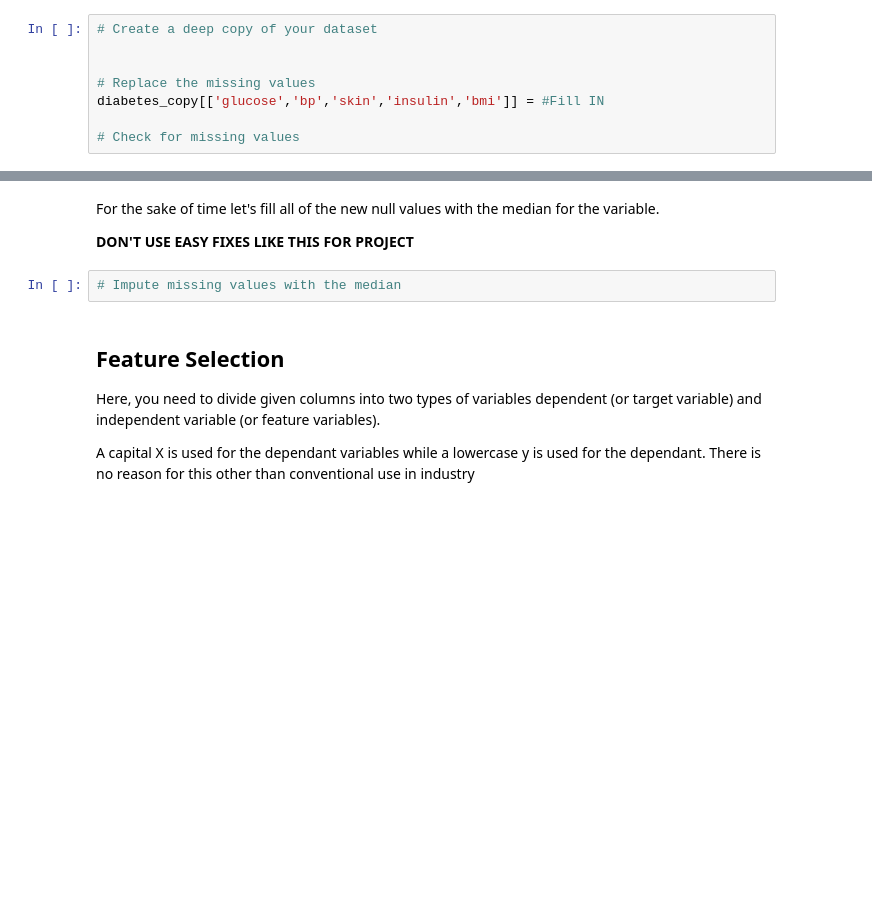
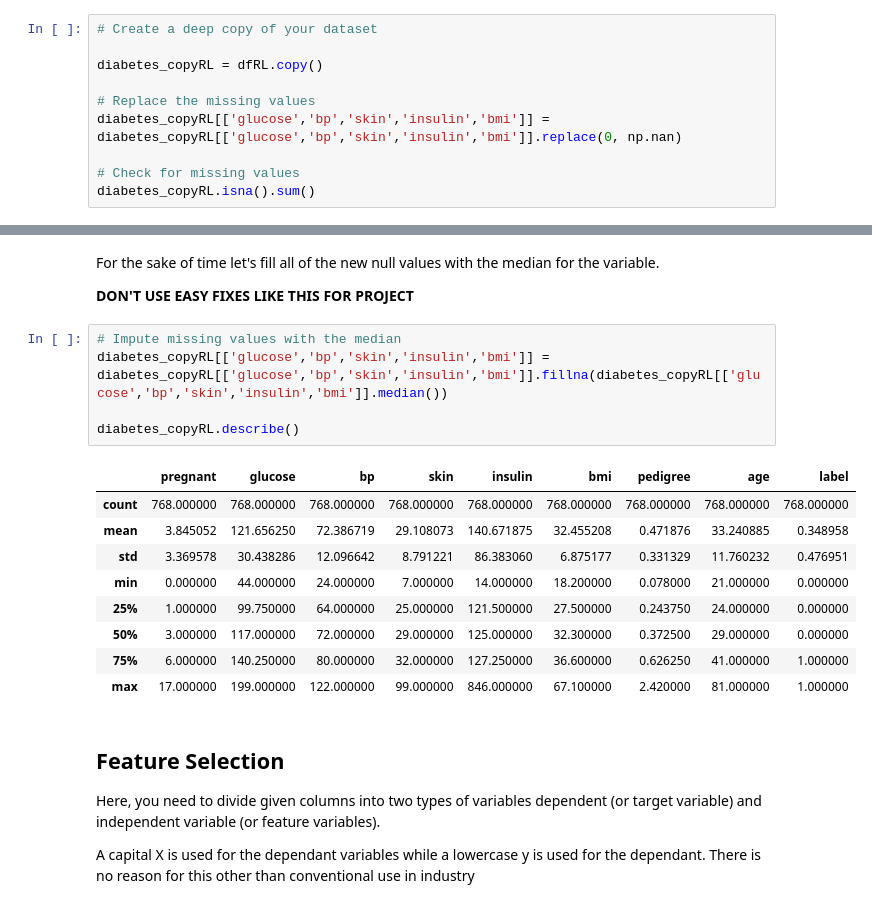
Before and after one commit to RileyLePrell/dbsa_6256_dt_lab, a Jupyter notebook: DT_Lab_Student.ipynb, the cells around one changed output, grey strips where cells are left out. Cells and saved outputs as stored; diff of their text form; blank space fills up the shorter version.

```diff
--- a/DT_Lab_Student.ipynb
+++ b/DT_Lab_Student.ipynb
@@ -69,8 +108,10 @@ It is better to replace zeros with nan since after that counting them would be e
 # %%
 # Create a deep copy of your dataset
 
+diabetes_copyRL = dfRL.copy()
 
 # Replace the missing values
-diabetes_copy[['glucose','bp','skin','insulin','bmi']] = #Fill IN
+diabetes_copyRL[['glucose','bp','skin','insulin','bmi']] = diabetes_copyRL[['glucose','bp','skin','insulin','bmi']].replace(0, np.nan)
 
 # Check for missing values
+diabetes_copyRL.isna().sum()
@@ -78,8 +130,21 @@ diabetes_copy[['glucose','bp','skin','insulin','bmi']] = #Fill IN
 For the sake of time let's fill all of the new null values with the median for the variable.
 
 **DON'T USE EASY FIXES LIKE THIS FOR PROJECT**
-# %%
-# Impute missing values with the median
+# %%
+# Impute missing values with the median
+diabetes_copyRL[['glucose','bp','skin','insulin','bmi']] = diabetes_copyRL[['glucose','bp','skin','insulin','bmi']].fillna(diabetes_copyRL[['glucose','bp','skin','insulin','bmi']].median())
+
+diabetes_copyRL.describe()
+# %% [output]
+|  | pregnant | glucose | bp | skin | insulin | bmi | pedigree | age | label |
+| count | 768.000000 | 768.000000 | 768.000000 | 768.000000 | 768.000000 | 768.000000 | 768.000000 | 768.000000 | 768.000000 |
+| mean | 3.845052 | 121.656250 | 72.386719 | 29.108073 | 140.671875 | 32.455208 | 0.471876 | 33.240885 | 0.348958 |
+| std | 3.369578 | 30.438286 | 12.096642 | 8.791221 | 86.383060 | 6.875177 | 0.331329 | 11.760232 | 0.476951 |
+| min | 0.000000 | 44.000000 | 24.000000 | 7.000000 | 14.000000 | 18.200000 | 0.078000 | 21.000000 | 0.000000 |
+| 25% | 1.000000 | 99.750000 | 64.000000 | 25.000000 | 121.500000 | 27.500000 | 0.243750 | 24.000000 | 0.000000 |
+| 50% | 3.000000 | 117.000000 | 72.000000 | 29.000000 | 125.000000 | 32.300000 | 0.372500 | 29.000000 | 0.000000 |
+| 75% | 6.000000 | 140.250000 | 80.000000 | 32.000000 | 127.250000 | 36.600000 | 0.626250 | 41.000000 | 1.000000 |
+| max | 17.000000 | 199.000000 | 122.000000 | 99.000000 | 846.000000 | 67.100000 | 2.420000 | 81.000000 | 1.000000 |
 # %% [markdown]
 ## Feature Selection
 Here, you need to divide given columns into two types of variables dependent (or target variable) and independent variable (or feature variables).
```
Also changed, not shown: parts of 5 cells of this notebook.
